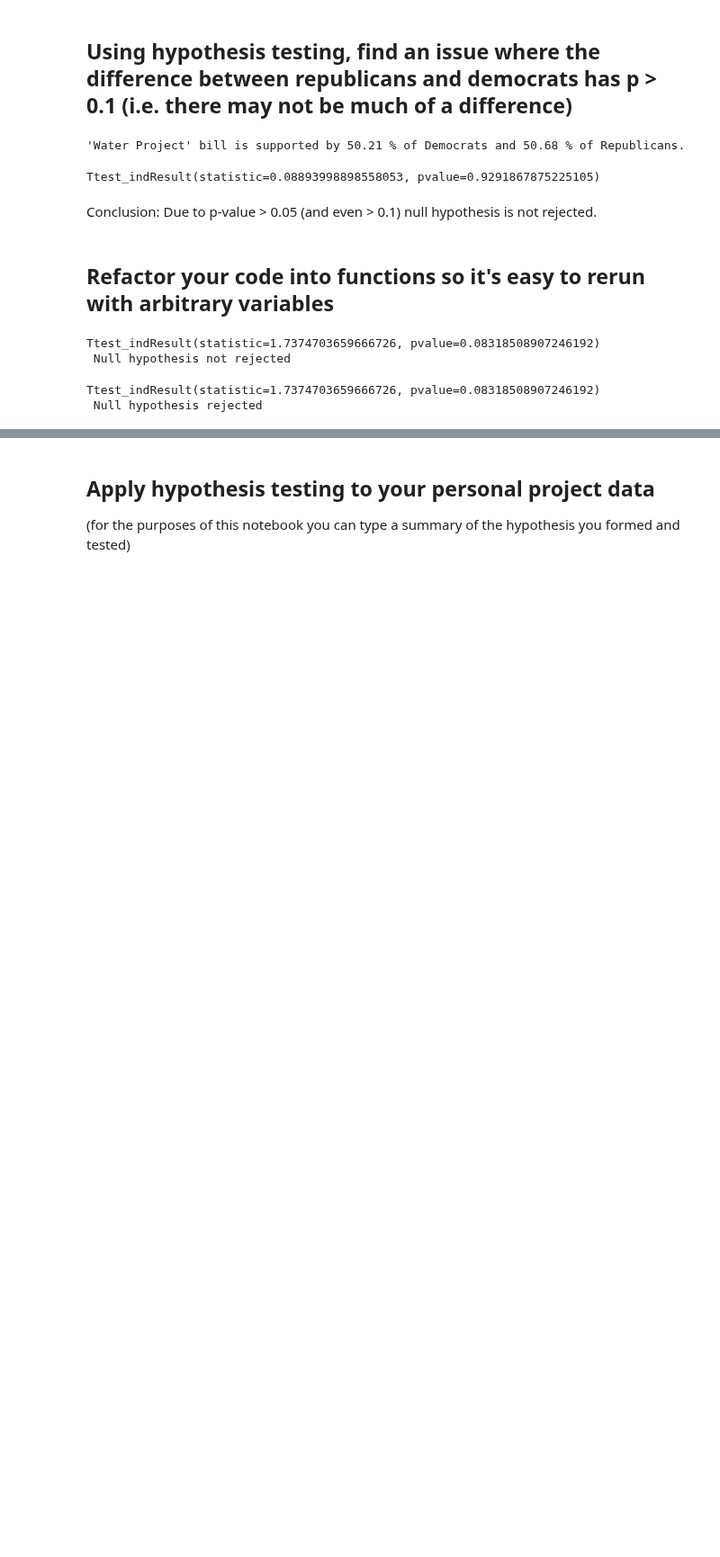
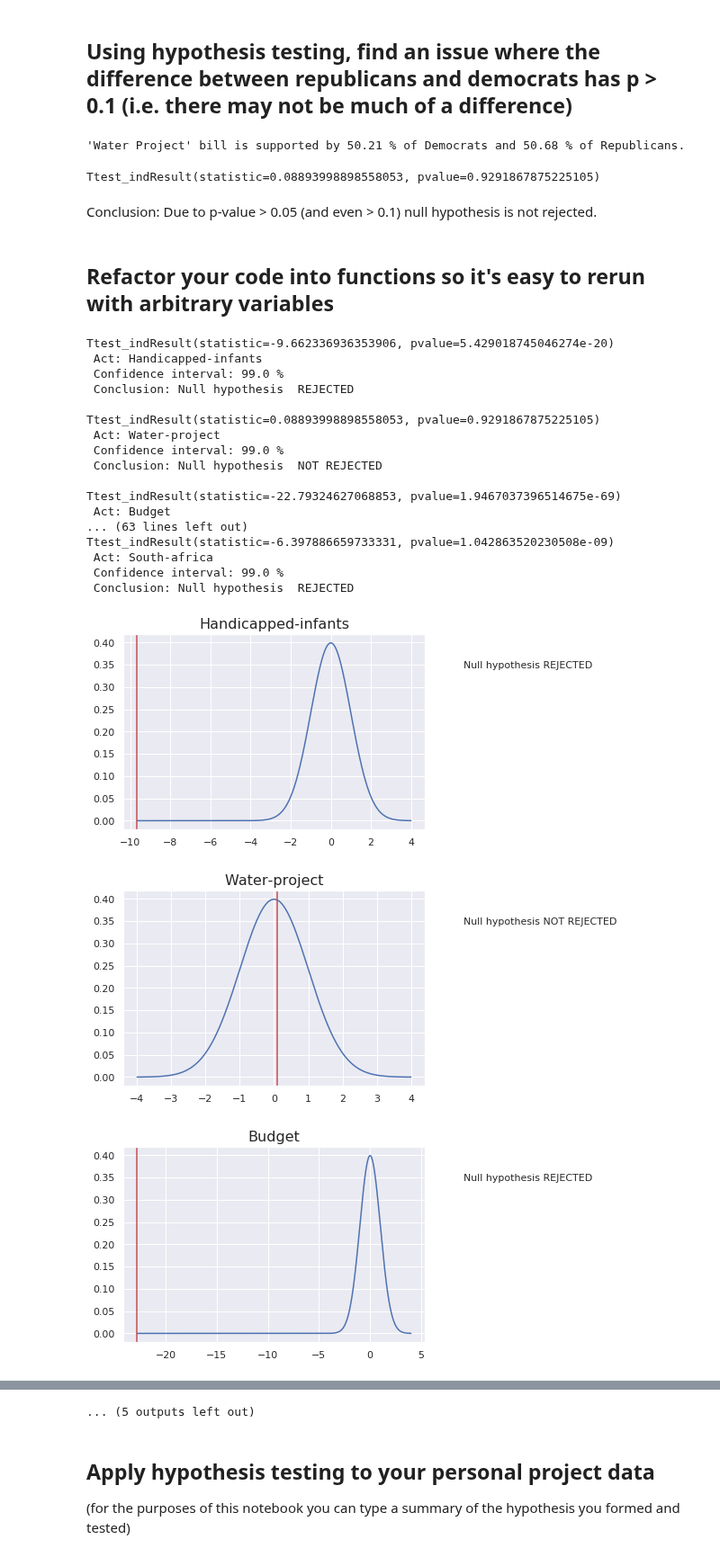
Before and after one commit to bloominstituteoftechnology/DS-Unit-1-Sprint-2-Statistics, a Jupyter notebook: module1/LS_DS_121_Statistics_Probability_Assignment.ipynb, the cells around one changed output, grey strips where cells are left out. Shown at 90% size. Drawn from its saved outputs; the diff is of its cells as text; code cells hidden in the pictures; blank space fills up the shorter version.

```diff
--- a/module1/LS_DS_121_Statistics_Probability_Assignment.ipynb
+++ b/module1/LS_DS_121_Statistics_Probability_Assignment.ipynb
@@ -157,20 +156,58 @@ Ttest_indResult(statistic=0.08893998898558053, pvalue=0.9291867875225105)
 Conclusion: Due to p-value > 0.05 (and even > 0.1) null hypothesis is not rejected.
 # %% [markdown]
 ## Refactor your code into functions so it's easy to rerun with arbitrary variables
-# %%
-def ttest_congress(act, confidence=0.95):
-  result = ttest_ind(rep[act], dem[act], equal_var = False, nan_policy='omit')
-  if result[1] < 1-confidence:
-    return print(result, "\n Null hypothesis rejected")
-  else:
-    return print(result, "\n Null hypothesis not rejected")
-# %%
-ttest_congress('immigration', 0.95)
-# %% [output]
-Ttest_indResult(statistic=1.7374703659666726, pvalue=0.08318508907246192)
- Null hypothesis not rejected
-# %%
-ttest_congress('immigration', 0.9)
-# %% [output]
-Ttest_indResult(statistic=1.7374703659666726, pvalue=0.08318508907246192)
- Null hypothesis rejected
+# %%
+def ttest_congress(act, confidence=0.95):
+  result = ttest_ind(rep[act], dem[act], equal_var = False, nan_policy='omit')
+
+  fig, ax = plt.subplots()
+
+  x_axis = np.arange(min(result[0],-4), max(result[0],4), 0.001)
+
+  plt.plot(x_axis, st.norm.pdf(x_axis,0,1))
+  plt.axvline(x=result[0], ymin=0, ymax=1, color='r')
+  ax.set_title(act.capitalize(), fontsize=16)
+
+  if result[1] < 1-confidence:
+    fig.text(s='Null hypothesis REJECTED', y=.75, x=1, fontsize=11)
+    return print(result, "\n Act:", act.capitalize(),
+             "\n Confidence interval:", 100*confidence, "%",
+             "\n Conclusion: Null hypothesis \033[1m REJECTED \033[0m \n")
+
+  else:
+    fig.text(s='Null hypothesis NOT REJECTED', y=.75, x=1, fontsize=11)
+    return print(result, "\n Act:", act.capitalize(),
+             "\n Confidence interval:", 100*confidence, "%",
+             "\n Conclusion: Null hypothesis \033[1m NOT REJECTED \033[0m \n")
+
+  fig.show()
+
+acts = ['handicapped-infants','water-project', 'budget',
+           'physician-fee-freeze', 'el-salvador-aid',
+           'religious-groups','anti-satellite-ban', 'aid-to-contras',
+           'mx-missile','immigration', 'synfuels', 'education',
+           'right-to-sue','crime','duty-free', 'south-africa']
+
+for act in acts:
+    ttest_congress(act, 0.99)
+# %% [output]
+Ttest_indResult(statistic=-9.662336936353906, pvalue=5.429018745046274e-20)
+ Act: Handicapped-infants
+ Confidence interval: 99.0 %
+ Conclusion: Null hypothesis  REJECTED
+
+Ttest_indResult(statistic=0.08893998898558053, pvalue=0.9291867875225105)
+ Act: Water-project
+ Confidence interval: 99.0 %
+ Conclusion: Null hypothesis  NOT REJECTED
+
+Ttest_indResult(statistic=-22.79324627068853, pvalue=1.9467037396514675e-69)
+ Act: Budget
+... (63 lines left out)
+Ttest_indResult(statistic=-6.397886659733331, pvalue=1.042863520230508e-09)
+ Act: South-africa
+ Confidence interval: 99.0 %
+ Conclusion: Null hypothesis  REJECTED
+[figure, added]
+[figure, added]
+[figure, added]
@@ -177,3 +222,4 @@ Ttest_indResult(statistic=1.7374703659666726, pvalue=0.08318508907246192)
+... (5 outputs left out)
 # %% [markdown]
 ## Apply hypothesis testing to your personal project data
 (for the purposes of this notebook you can type a summary of the hypothesis you formed and tested)
```
Also changed, not shown: parts of 2 cells of this notebook.
